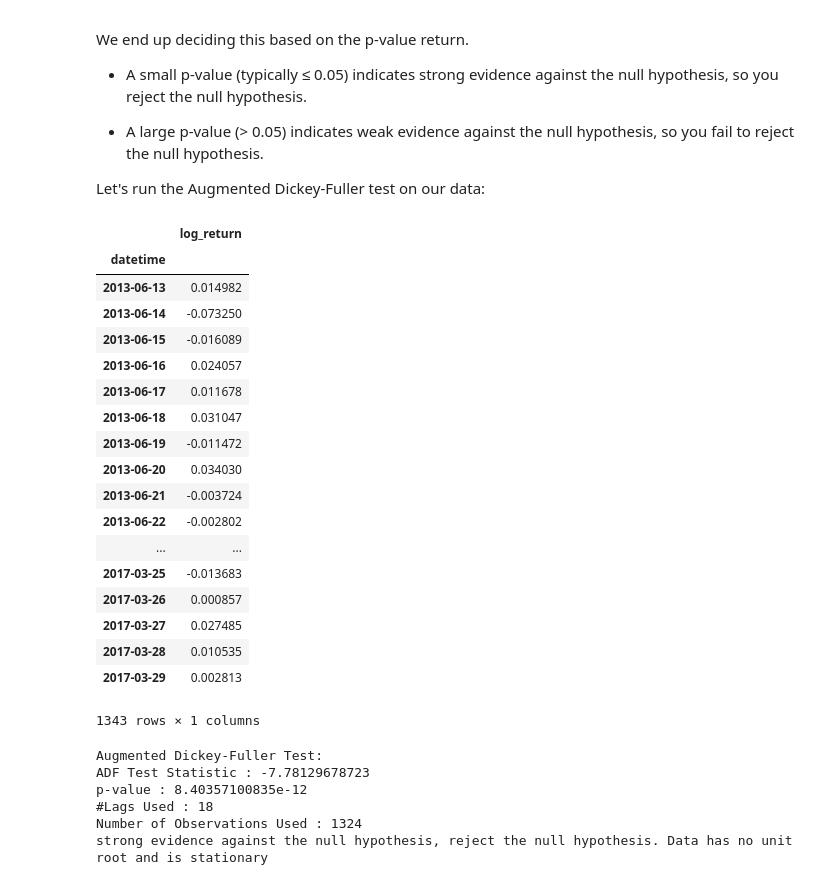
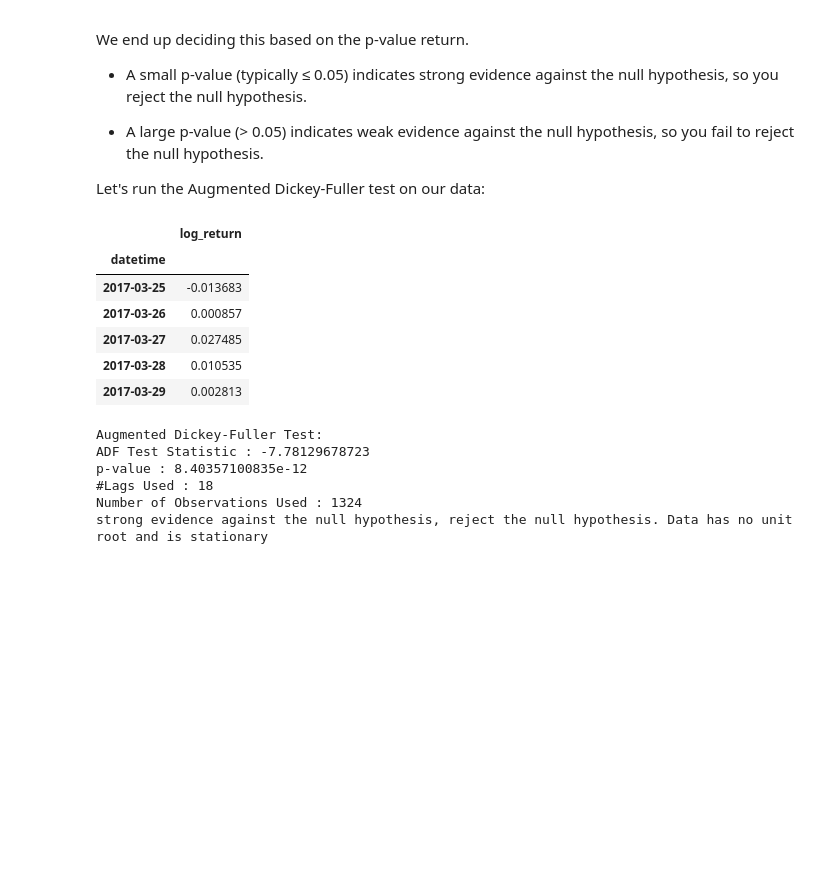
Before and after one commit to nrodri86/ForecastingTimeSeries, a Jupyter notebook: Data Preparation/Arima.ipynb, the cells around one changed output. Cells and saved outputs as stored; diff of their text form; code cells hidden in the pictures; blank space fills up the shorter version.

```diff
--- a/Data Preparation/Arima.ipynb
+++ b/Data Preparation/Arima.ipynb
@@ -70,27 +74,15 @@ We end up deciding this based on the p-value return.
 
 Let's run the Augmented Dickey-Fuller test on our data:
 # %%
-dataset.X_train
+dataset.X_train.tail()
 # %% [output]
 |  | log_return |
 | datetime |  |
-| 2013-06-13 | 0.014982 |
-| 2013-06-14 | -0.073250 |
-| 2013-06-15 | -0.016089 |
-| 2013-06-16 | 0.024057 |
-| 2013-06-17 | 0.011678 |
-| 2013-06-18 | 0.031047 |
-| 2013-06-19 | -0.011472 |
-| 2013-06-20 | 0.034030 |
-| 2013-06-21 | -0.003724 |
-| 2013-06-22 | -0.002802 |
-| ... | ... |
 | 2017-03-25 | -0.013683 |
 | 2017-03-26 | 0.000857 |
 | 2017-03-27 | 0.027485 |
 | 2017-03-28 | 0.010535 |
 | 2017-03-29 | 0.002813 |
-1343 rows × 1 columns
 # %%
 result = adfuller(dataset.X_train['log_return'])
 # %%
```
Also changed, not shown: parts of 14 cells of this notebook, 15 other files.
